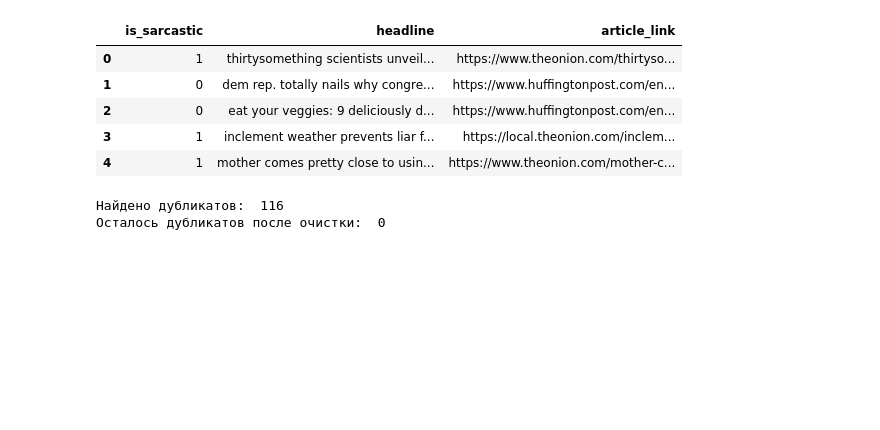
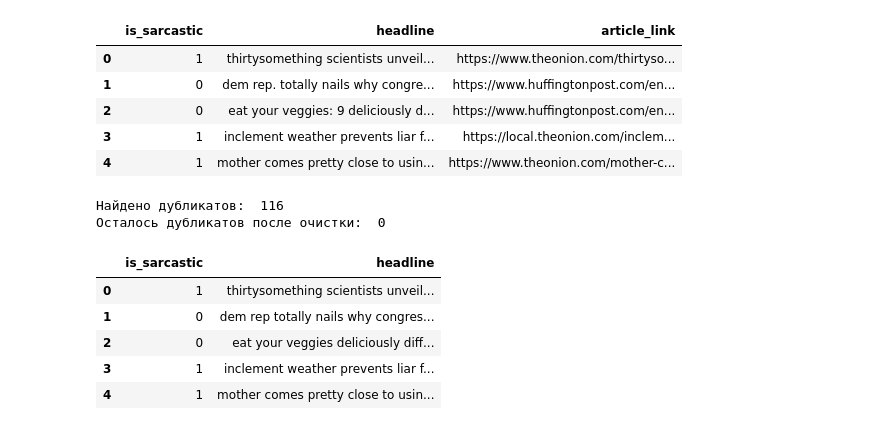
Before and after one commit to Ads369/Ads_2s, a Jupyter notebook: ipynb/Lesson 25/25_4_HW.ipynb, the cells around one changed output. Drawn from its saved outputs; the diff is of its cells as text; code cells hidden in the pictures; blank space fills up the shorter version.

```diff
--- a/ipynb/Lesson 25/25_4_HW.ipynb
+++ b/ipynb/Lesson 25/25_4_HW.ipynb
@@ -130,4 +135,21 @@ print('Осталось дубликатов после очистки: ', df_sa
 # %% [output]
 Найдено дубликатов:  116
 Осталось дубликатов после очистки:  0
+# %%
+def preprocess_text(text):
+    text = text.lower()
+    text = re.sub(r"[^a-zA-Z\s]", "", text)
+    text = " ".join(text.split())
+    return text
+
+
+df_sarcasm["headline"] = df_sarcasm["headline"].apply(preprocess_text)
+df_sarcasm.head()
+# %% [output]
+|  | is_sarcastic | headline |
+| 0 | 1 | thirtysomething scientists unveil... |
+| 1 | 0 | dem rep totally nails why congres... |
+| 2 | 0 | eat your veggies deliciously diff... |
+| 3 | 1 | inclement weather prevents liar f... |
+| 4 | 1 | mother comes pretty close to usin... |
 # %%
```
Also changed, not shown: parts of 13 cells of this notebook.
